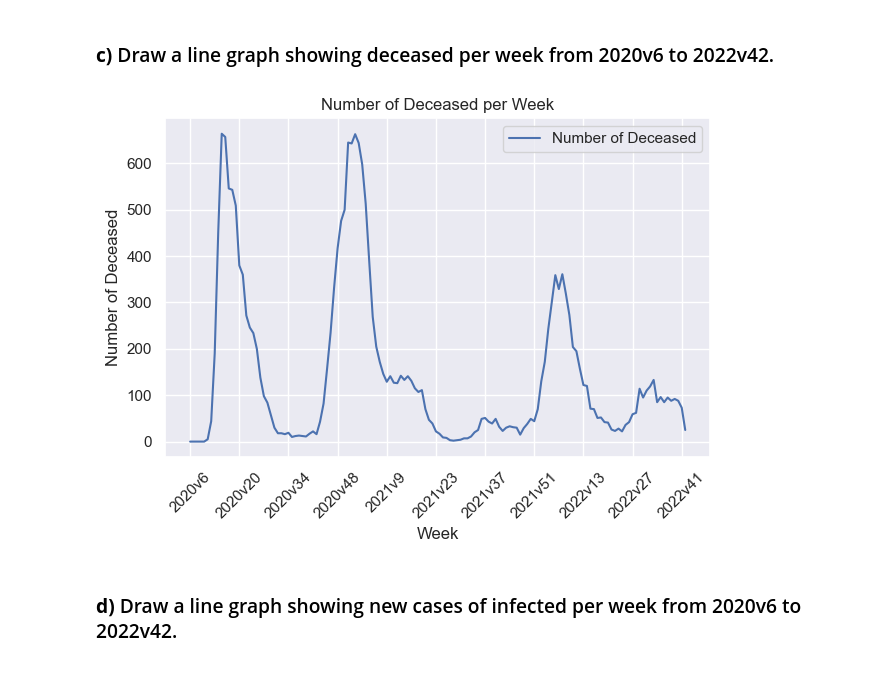
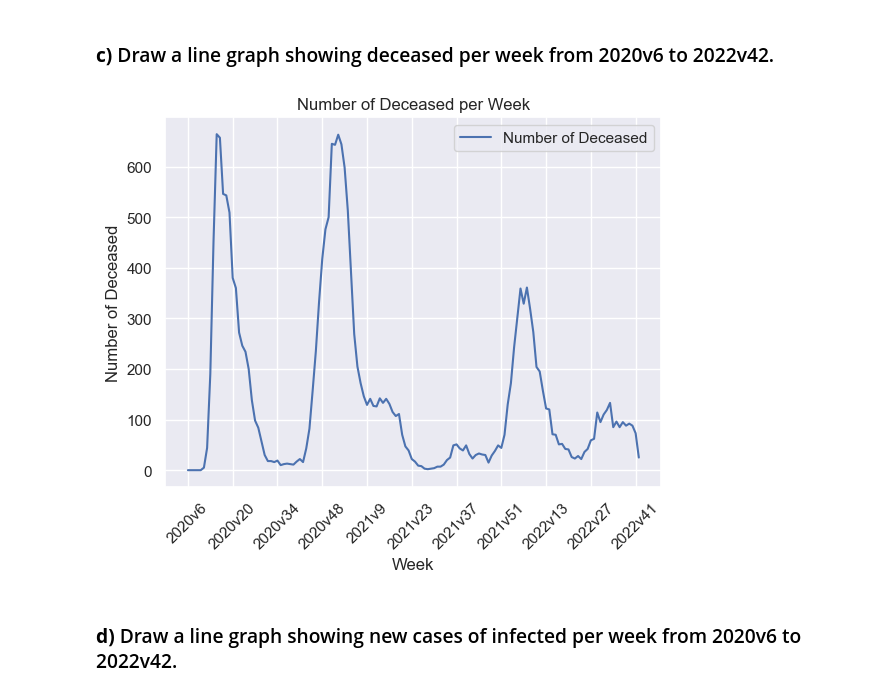
Before and after one commit to DeerBay/Data-Processing-Julia-Sjoholm, a Jupyter notebook: Lab/Exercise01.ipynb, the cells around one changed output. Cells and saved outputs as stored; diff of their text form; code cells hidden in the pictures.

```diff
--- a/Lab/Exercise01.ipynb
+++ b/Lab/Exercise01.ipynb
@@ -137,26 +137,24 @@ df.head(3)
 # %%
 import seaborn as sns
 import matplotlib.pyplot as plt
 sns.set_theme(style="darkgrid")
-plt.subplot(221)
 sns.lineplot(data=df, x='Vecka', y='Antal_avlidna_vecka', color='b', label='Number of Deceased')
 
 # Choose the number of x ticks to display
 plt.xticks(df['Vecka'][::14], rotation=45)
 
 # Set plot title and labels
 plt.title('Number of Deceased per Week')
 plt.xlabel('Week')
 plt.ylabel('Number of Deceased')
 
 # Display legend
 plt.legend()
 
 # Show the plot
-plt.tight_layout()
 plt.show()
 # %% [output]
-[figure, old version]
+[figure, new version]
 # %% [markdown]
 ### **d)** Draw a line graph showing new cases of infected per week from 2020v6 to 2022v42.
 # %%
```
